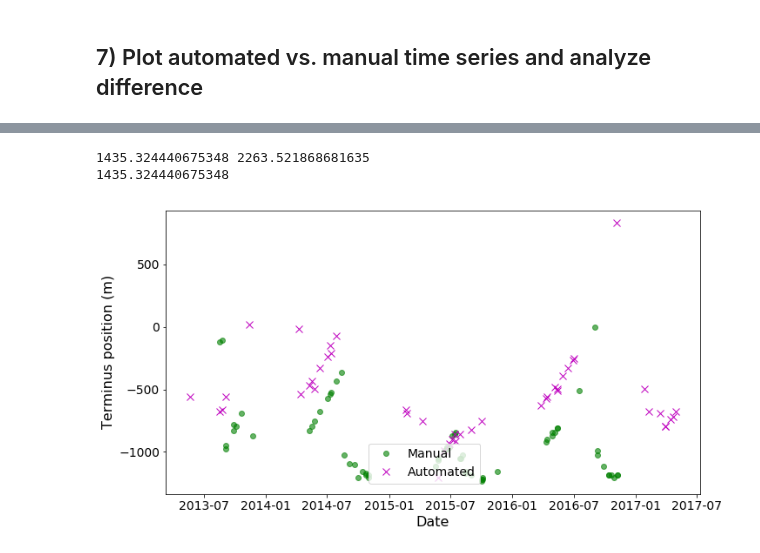
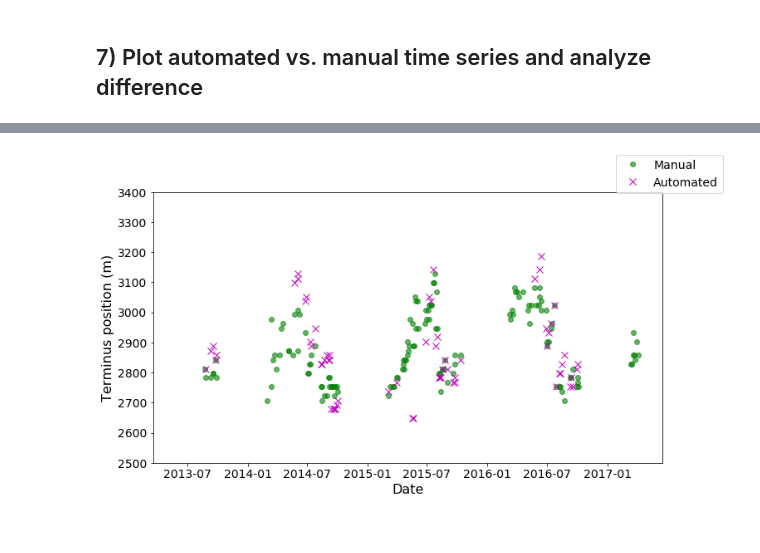
Before and after one commit to jukesliu/automated-glacier-terminus, a Jupyter notebook: Manual_delineations.ipynb, the cells around one changed output, grey strips where cells are left out. Drawn from its saved outputs; the diff is of its cells as text; code cells hidden in the pictures.

```diff
--- a/Manual_delineations.ipynb
+++ b/Manual_delineations.ipynb
@@ -31,5 +31,6 @@ import shapely
 basepath = '/media/jukes/jukes1/Manual/EarthEngine/'
 # %%
 #Read in glacier velocity data
-flowspeed_df= pd.read_csv('/home/jukes/Documents/Sample_glaciers/Glacier_velocities.csv', sep=',', dtype=str, header=0, usecols=[1,2,3])
+flowspeed_df= pd.read_csv('/home/jukes/Documents/Sample_glaciers/Glacier_vel_measures_sample10.csv', sep=',', dtype=str)
+# flowspeed_df= pd.read_csv('/home/jukes/Documents/Sample_glaciers/Glacier_velocities.csv', sep=',', dtype=str, usecols=[1,2,3])
 flowspeed_df = flowspeed_df.set_index('BoxID')
@@ -230,5 +221,5 @@ for folder in os.listdir(basepath):
 Move terminus box rasters to the folder:
 # %%
 for BoxID in BoxIDs:
-    pathtotbox = '/home/jukes/Documents/Sample_glaciers/Box'+BoxID+'/rotated_images/final/crop_Box'+BoxID+'_raster_cut.png'
-    shutil.copy(pathtotbox, basepath+'Box'+BoxID+'/rotated/R_'+'crop_Box'+BoxID+'_raster_cut.png')
+    pathtotbox = '/media/jukes/jukes1/LS8aws/Box'+BoxID+'/rotated/R_Box'+BoxID+'_raster_cut.png'
+    shutil.copy(pathtotbox, basepath+'Box'+BoxID+'/rotated/R_Box'+BoxID+'_raster_cut.png')
@@ -741,6 +627,9 @@ df = manual_df[manual_df['BoxID']==BOI].copy()
 # %%
+BOI = '002'
+
+df = manual_df[manual_df['BoxID']==BOI].copy()
 fig, ax1 = plt.subplots(figsize=(12,6))
-ax1.plot(df['datetimes'], df['tpos50'], 'go', markersize='5', alpha=0.7)
+ax1.plot(df['datetimes'], df['tpos50'], 'go', markersize='6', alpha=0.7)
 plt.title('Manual delineations: Box'+BOI)
 plt.show()
 # %% [output]
@@ -752,16 +641,4 @@ plt.show()
 auto_df = pd.read_csv('/home/jukes/Documents/Sample_glaciers/Tpos_timeseries_Box'+BOI+'_filtered.csv', sep=',')
 
 #Turn datetimes from datetime_df into DateTime objects
-#grab the datetime strings
-datetimes = auto_df.loc[:,'datetimes']
-#create list to store the datetime objects
-datetime_objs = []
-
-for date in datetimes:
-    date = str(date)
-    datetime_obj = datetime.datetime.strptime(date, '%Y-%m-%d')
-    datetime_obj = np.datetime64(datetime_obj)
-    datetime_objs.append(datetime_obj)
-
-#add the datetime objects back into the datetime column
-auto_df['datetimes'] = datetime_objs
+to_datetimes(auto_df)
@@ -801,50 +672,47 @@ ls8_df.head()
 # %%
-# #drop nans
-# ls8_df = ls8_df.dropna()
-# auto_df = auto_df.dropna()
+# # #drop nans
+# # ls8_df = ls8_df.dropna()
+# # auto_df = auto_df.dropna()
 
-# # #grab max terminus position across both
-max_tpos_man = np.max(list(ls8_df['tpos50']))#+(2*15.0)
-max_tpos_auto = np.max(list(auto_df['tpos']))
-# max_Y = np.max([max_tpos_man, max_tpos_auto])
-max_Y = max_tpos_man
-# # max_tpos_man = 0
-# # max_tpos_auto = 0
-print(max_tpos_man, max_tpos_auto)
-print(max_Y)
+# # # #grab max terminus position across both
+# max_tpos_man = np.max(list(ls8_df['tpos50']))#+(2*15.0)
+# max_tpos_auto = np.max(list(auto_df['tpos']))
+# # max_Y = np.max([max_tpos_man, max_tpos_auto])
+# max_Y = max_tpos_man
+# # # max_tpos_man = 0
+# # # max_tpos_auto = 0
+# print(max_tpos_man, max_tpos_auto)
+# print(max_Y)
-# %% [output]
-1435.324440675348 2263.521868681635
-1435.324440675348
 # %%
 fig, ax1 = plt.subplots(figsize=(11,6))
+#MANUAL
 # ax1.plot(ls8_df['datetimes'], np.array(ls8_df['term_position']) - max_tpos_man, 'go', markersize='5', alpha=0.6)
-ax1.plot(ls8_df['datetimes'],np.array(ls8_df['tpos50']) - max_Y, 'go', markersize='6', alpha=0.6)
+ax1.plot(ls8_df['datetimes'],np.array(ls8_df['tpos50']), 'go', markersize='6', alpha=0.6)
 ax1.set_ylabel('Terminus position (m)', color='k', fontsize=16)
 
-#Automated time series
-# ax2 = ax1.twinx()
-# ax1.plot(auto_df['datetimes'], np.array(auto_df['term_position'])+15, 'mx', markersize='8', alpha=1)
+#AUTOMATED
+offset_px = -7
+
 # ax1.plot(auto_df['datetimes'], np.array(auto_df['tpos'])- max_Y, 'mx', markersize='10', alpha=1)
-ax1.plot(auto_df['datetimes'], np.array(auto_df['tpos'])- max_Y, 'mx', markersize='8', alpha=1)
+ax1.plot(auto_df['datetimes'], np.array(auto_df['tpos'])+offset_px*15, 'mx', markersize='8', alpha=1)
 # ax2.set_ylabel('Auto terminus position (m)', color = 'k', fontsize=12)
 # ax2.get_yaxis().set_visible(False)
 
 #GENERAL PLOT PARAMETERS
 # ax1.set_title("Box"+BOI, fontsize=16)
 ax1.set_xlabel('Date', fontsize=16)
-# ax1.set_ylim(-250, 25)
+ax1.set_ylim(2500, 3400)
 ax1.tick_params(axis='both', which='major', labelsize=14)
-# ax2.tick_params(axis='both', which='major', labelsize=12)
-fig.legend(['Manual', 'Automated'], bbox_to_anchor=(0.6,0.2), bbox_transform=ax1.transAxes, fontsize=14)
-# fig.legend(['Manual', 'Automated'], fontsize=12)
+# fig.legend(['Manual', 'Automated'], bbox_to_anchor=(0.6,0.2), bbox_transform=ax1.transAxes, fontsize=14)
+fig.legend(['Manual', 'Automated'], fontsize=14)
 
 #SAVE FIGURE
 # plt.title("Box"+BOI)
 # plt.grid()
 plt.savefig("/media/jukes/jukes1/Manual/Manual_vs_automated_Box"+BOI+".png", dpi=500)
 plt.show()
 # %% [output]
-[figure, old version]
+[figure, new version]
 # %%
 comparison_df = pd.merge(auto_df.drop(['BoxID', 'changerate','Order'], axis=1), ls8_df.drop(['Line_x', 'Line_y', 'BoxID'], axis=1), how='inner', on='datetimes')
 comparison_df = comparison_df.dropna()
```
Also changed, not shown: parts of 36 cells of this notebook, 2 other files.
